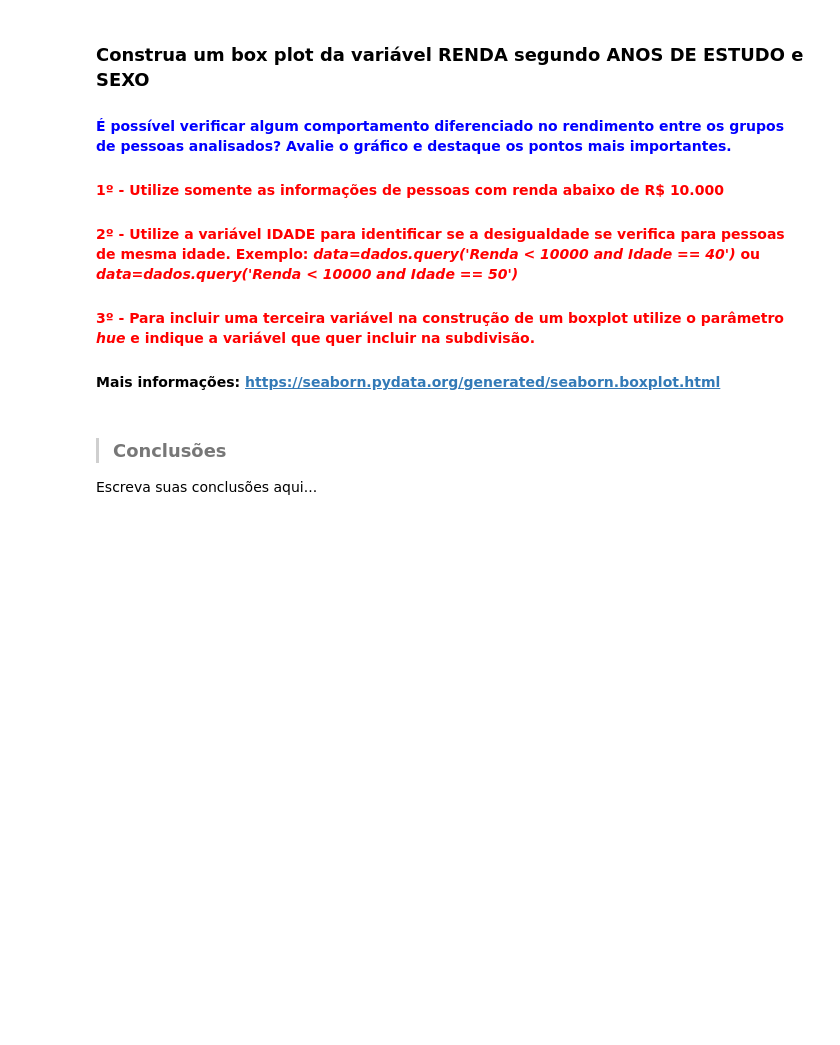
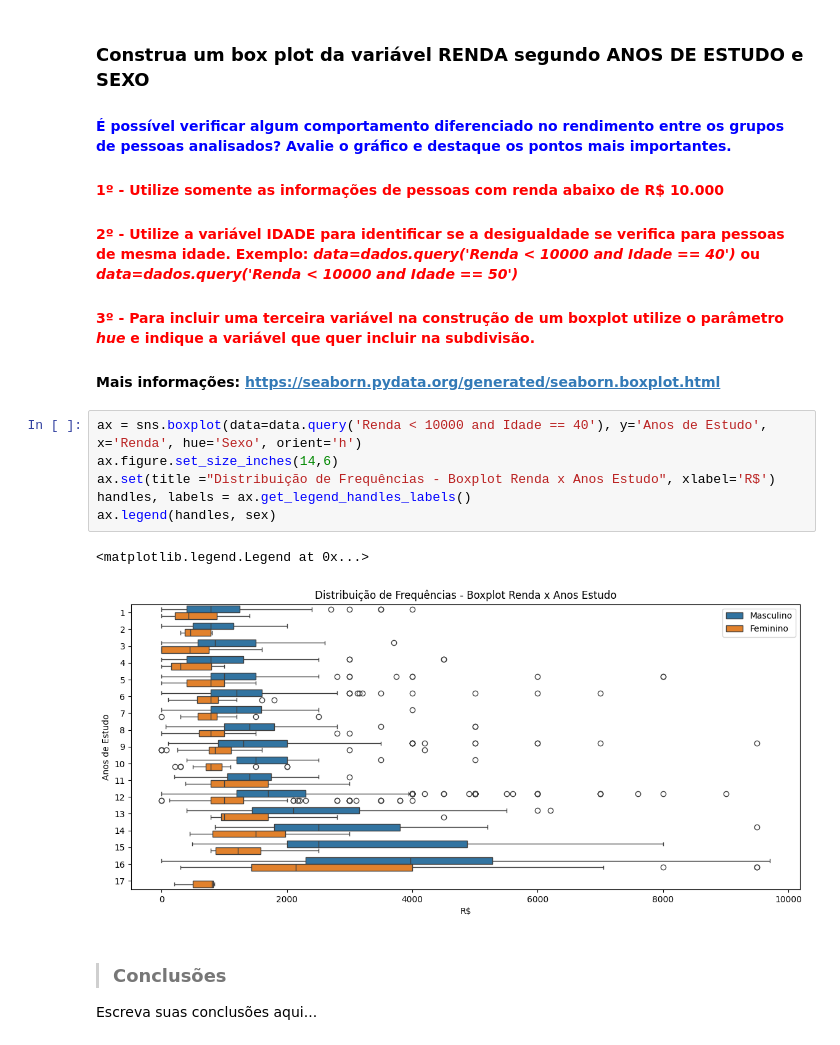
Before and after one commit to EduardoAMelo/ML_Engineering, a Jupyter notebook: estatistica/frequency_and_dispersion/projeto.ipynb, the cells around one changed output. Saved outputs shown, nothing was run; the diff lists cells and outputs as text; blank space fills up the shorter version.

```diff
--- a/estatistica/frequency_and_dispersion/projeto.ipynb
+++ b/estatistica/frequency_and_dispersion/projeto.ipynb
@@ -458,6 +550,15 @@ from scipy import stats
 #### <font color='red'>2º - Utilize a variável IDADE para identificar se a desigualdade se verifica para pessoas de mesma idade. Exemplo: <i>data=dados.query('Renda < 10000 and Idade == 40')</i> ou <i>data=dados.query('Renda < 10000 and Idade == 50')</i></font>
 #### <font color='red'>3º - Para incluir uma terceira variável na construção de um boxplot utilize o parâmetro <i>hue</i> e indique a variável que quer incluir na subdivisão.</font>
 #### Mais informações: https://seaborn.pydata.org/generated/seaborn.boxplot.html
+# %%
+ax = sns.boxplot(data=data.query('Renda < 10000 and Idade == 40'), y='Anos de Estudo', x='Renda', hue='Sexo', orient='h')
+ax.figure.set_size_inches(14,6)
+ax.set(title ="Distribuição de Frequências - Boxplot Renda x Anos Estudo", xlabel='R$')
+handles, labels = ax.get_legend_handles_labels()
+ax.legend(handles, sex)
+# %% [output]
+<matplotlib.legend.Legend at 0x...>
+[figure, added]
 # %% [markdown]
 > ### Conclusões
 
```
Also changed, not shown: parts of 15 cells of this notebook.
